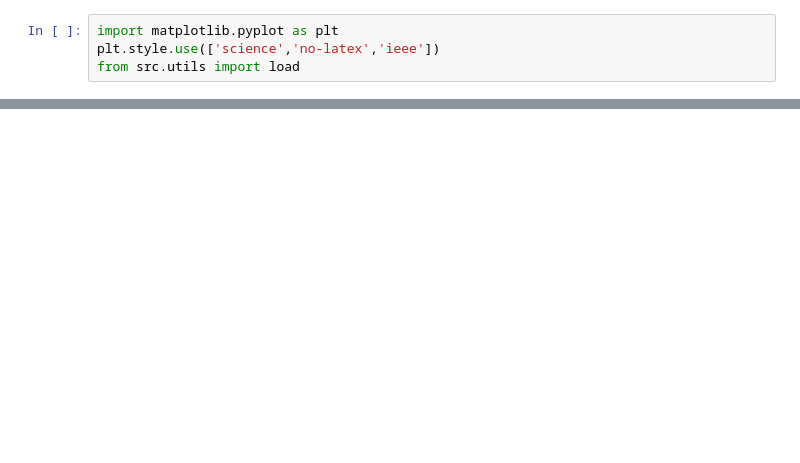
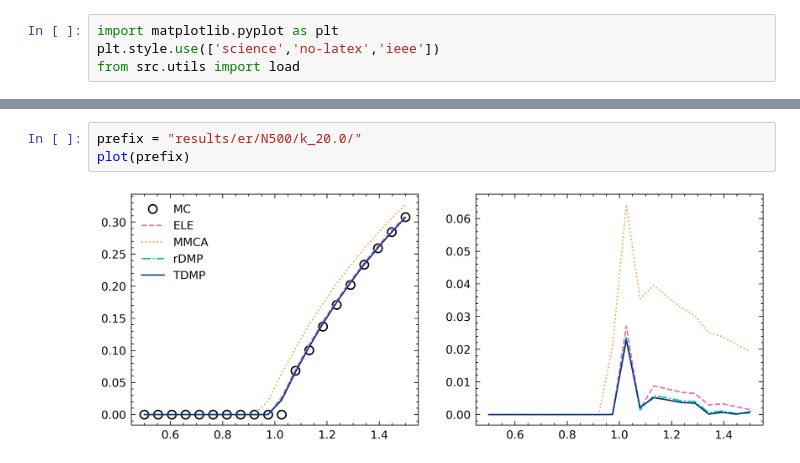
Before and after one commit to FeiGSSS/TDMP, a Jupyter notebook: plot.ipynb, the cells around one changed output, grey strips where cells are left out. Saved outputs shown, nothing was run; the diff lists cells and outputs as text; blank space fills up the shorter version.

```diff
--- a/plot.ipynb
+++ b/plot.ipynb
@@ -36 +44,6 @@ plot(prefix)
+# %%
+prefix = "results/er/N500/k_20.0/"
+plot(prefix)
+# %% [output]
+[figure, added]
 # %%
```
Also changed, not shown: parts of 4 cells of this notebook, 4 other files.
